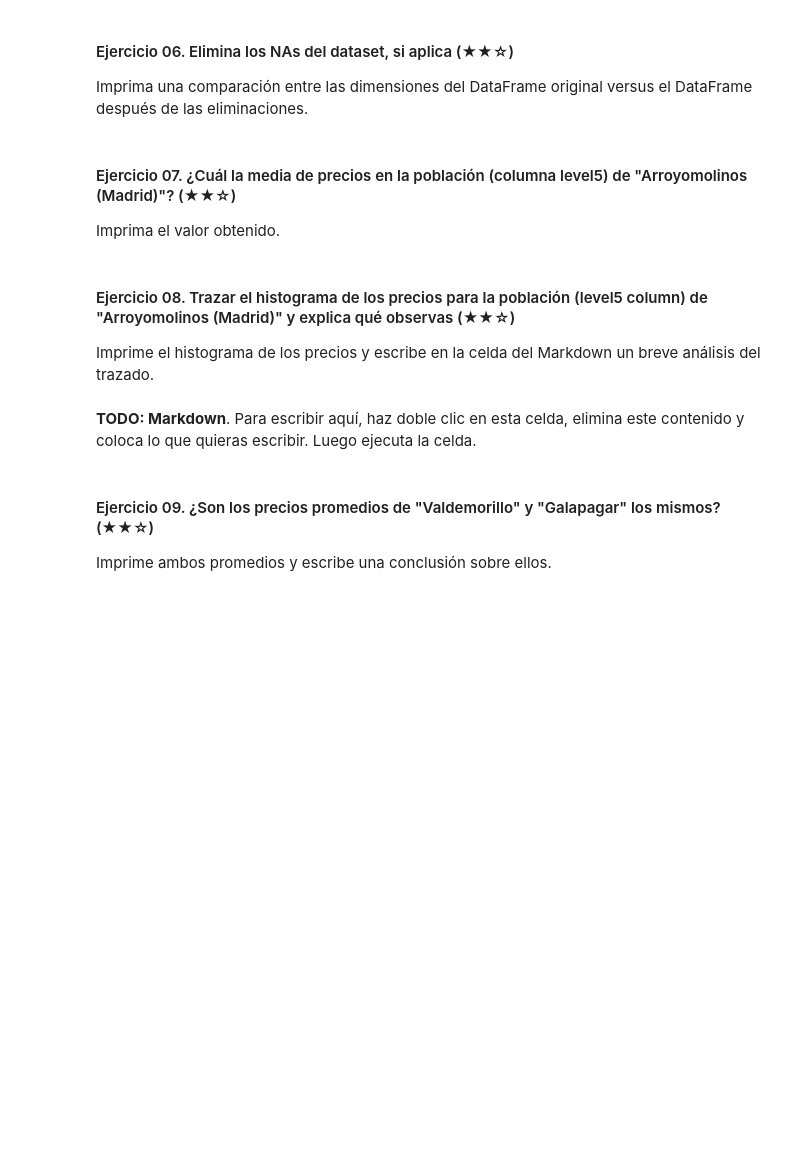
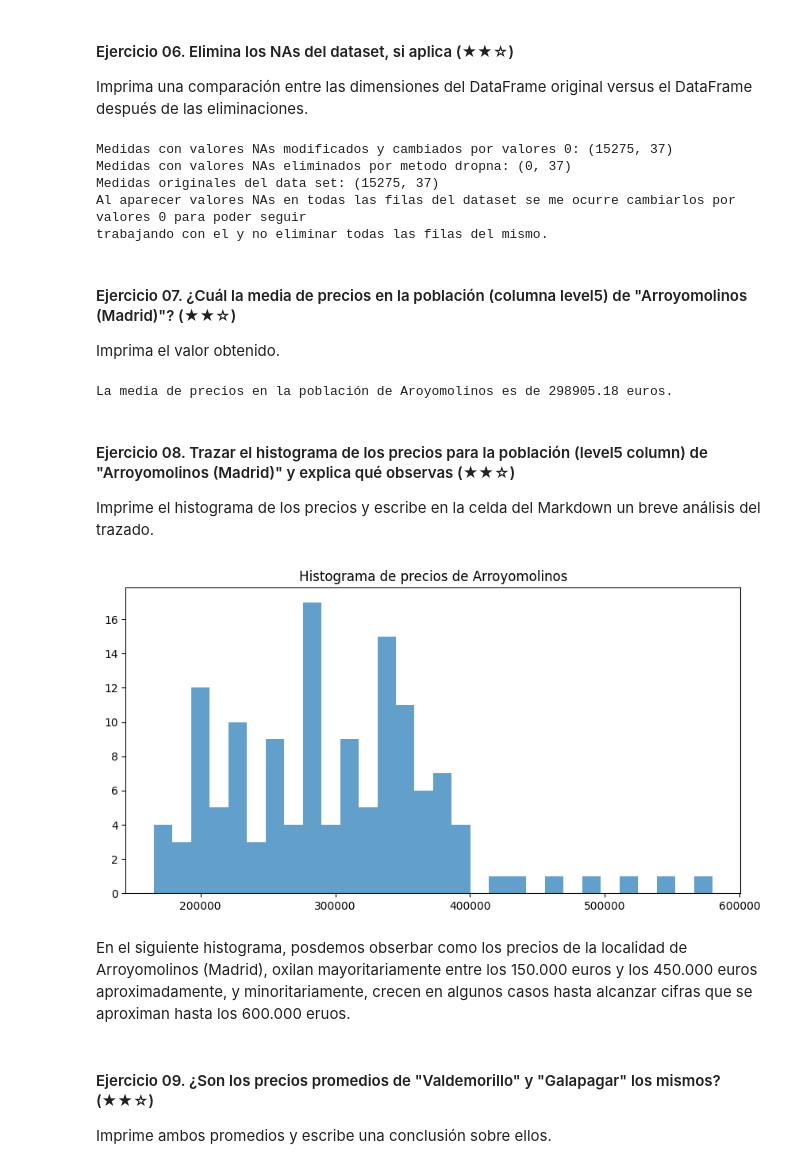
Before and after one commit to 4GeeksAcademy/Proyecto_1_realestate-datacleanup-exercise, a Jupyter notebook: project.es.ipynb, the cells around one changed output. Cells and saved outputs as stored; diff of their text form; code cells hidden in the pictures; blank space fills up the shorter version.

```diff
--- a/project.es.ipynb
+++ b/project.es.ipynb
@@ -39,4 +45,7 @@ Imprime la dirección y el precio de la casa seleccionada. Por ejemplo:
 
 `La casa con dirección en Calle Alcalá, Nº58 es la más barata y su precio es de 12000 USD`
 # %%
-#efweqfsefsdef
+ds = ds[ds['price'] > 0]
+precio_min = ds['price'].min()
+direccion_precio_min = ds.loc[ds['price'].idxmin(), 'address']
+print(f'La casa con dirección en Calle {direccion_precio_min}, es la más barata y su precio es de {precio_min} euros.')
@@ -71,21 +118,44 @@ Imprima un booleano (`True` o `False`) seguido de la fila/columna que contiene e
 
 Imprima una comparación entre las dimensiones del DataFrame original versus el DataFrame después de las eliminaciones.
 # %%
-# TODO
+print(f'Medidas con valores NAs modificados y cambiados por valores 0: {ds.fillna(0).shape}')
+print(f'Medidas con valores NAs eliminados por metodo dropna: {ds.dropna().shape}')
+print(f'Medidas originales del data set: {ds.shape}')
+print(f'''Al aparecer valores NAs en todas las filas del dataset se me ocurre cambiarlos por valores 0 para poder seguir
+trabajando con el y no eliminar todas las filas del mismo.''')
+# %% [output]
+Medidas con valores NAs modificados y cambiados por valores 0: (15275, 37)
+Medidas con valores NAs eliminados por metodo dropna: (0, 37)
+Medidas originales del data set: (15275, 37)
+Al aparecer valores NAs en todas las filas del dataset se me ocurre cambiarlos por valores 0 para poder seguir
+trabajando con el y no eliminar todas las filas del mismo.
 # %% [markdown]
 #### Ejercicio 07. ¿Cuál la media de precios en la población (columna level5) de "Arroyomolinos (Madrid)"? (★★☆)
 
 Imprima el valor obtenido.
 # %%
-# TODO
+indice_arroyo = ds[ds['level5'] == 'Arroyomolinos (Madrid)'].index
+media_precios_arroyo = round(ds.loc[indice_arroyo, "price"].mean(), 2)
+print(f'La media de precios en la población de Aroyomolinos es de {media_precios_arroyo} euros.')
+# %% [output]
+La media de precios en la población de Aroyomolinos es de 298905.18 euros.
 # %% [markdown]
 #### Ejercicio 08. Trazar el histograma de los precios para la población (level5 column) de "Arroyomolinos (Madrid)" y explica qué observas (★★☆)
 
 Imprime el histograma de los precios y escribe en la celda del Markdown un breve análisis del trazado.
 # %%
-# TODO: Code
+indice_arroyo = ds[ds['level5'] == 'Arroyomolinos (Madrid)'].index
+precios_arroyo = ds.loc[indice_arroyo, "price"]
+precios_arroyo = precios_arroyo[precios_arroyo > 0].dropna()
+
+plt.figure(figsize = (10, 5))
+plt.hist(precios_arroyo, bins = 30, alpha = 0.7)
+plt.title("Histograma de precios de Arroyomolinos")
+plt.show()
+# %% [output]
+[figure, added]
 # %% [markdown]
-**TODO: Markdown**. Para escribir aquí, haz doble clic en esta celda, elimina este contenido y coloca lo que quieras escribir. Luego ejecuta la celda.
+En el siguiente histograma, posdemos obserbar como los precios de la localidad de Arroyomolinos (Madrid), oxilan mayoritariamente entre los 150.000 euros y los 450.000 euros aproximadamente, y minoritariamente, crecen en algunos casos hasta alcanzar cifras que se aproximan hasta los 600.000 eruos.
 # %% [markdown]
 #### Ejercicio 09. ¿Son los precios promedios de "Valdemorillo" y "Galapagar" los mismos? (★★☆)
 
```
Also changed, not shown: parts of 6 cells of this notebook.
